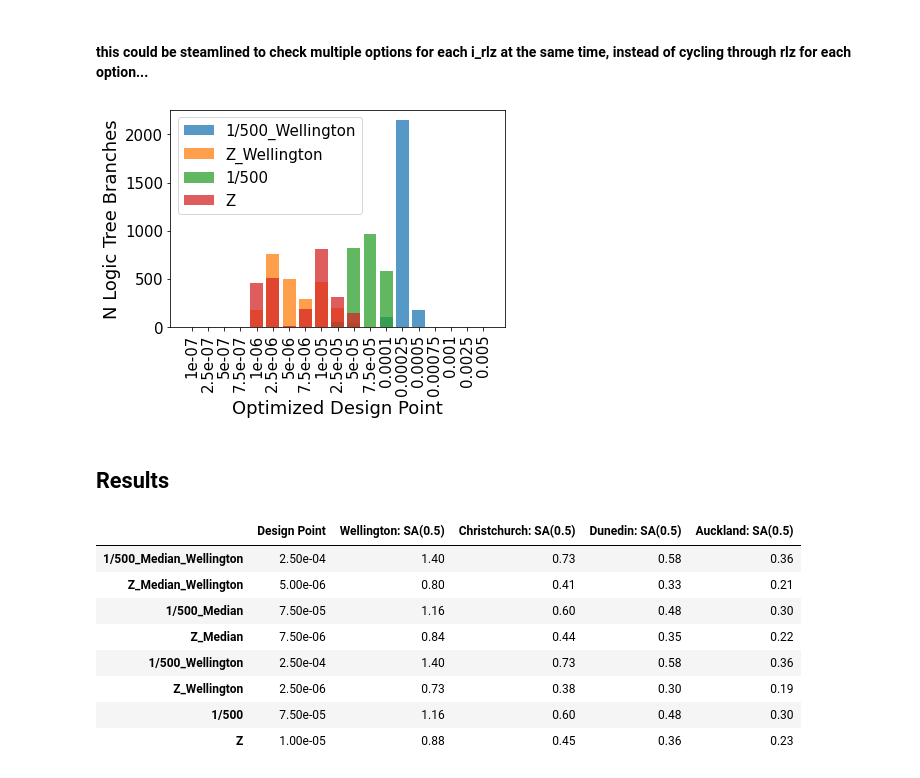
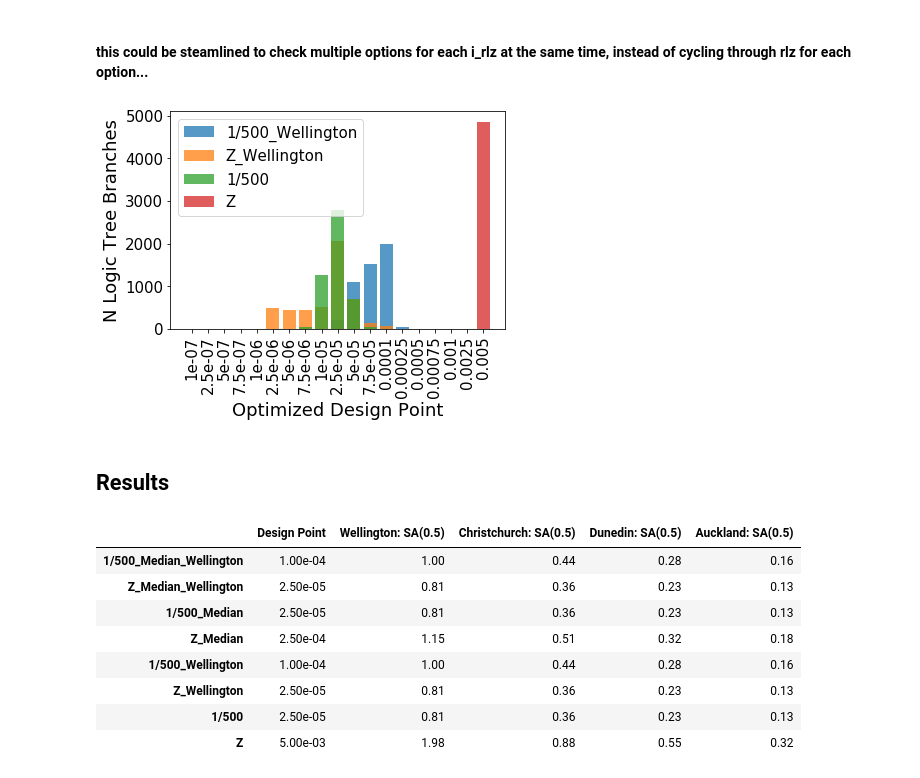
Before and after one commit to GNS-Science/risk-targeted-hazard, a Jupyter notebook: design_point_selection.ipynb, the cells around one changed output. Cells and saved outputs as stored; diff of their text form; code cells hidden in the pictures.

Commit message:
added pickle, and fixed a few bugs

```diff
--- a/design_point_selection.ipynb
+++ b/design_point_selection.ipynb
@@ -20,0 +22,7 @@ hazard_rps = results['hazard_design']['hazard_rps']
+# %%
+# load results dictionary from pickle object
+filename = str(Path(folder,f'design_{oq_id}.pkl'))
+filename = 'data_0pt5.pkl'
+f = open(filename, "rb")
+results = pk.load(f)
+f.close()
@@ -80,7 +95,7 @@ imt_idx = list(imtls.keys()).index(imt)
 rp_idx = hazard_rps.index(target_rp)
 q_idx = quantiles.index(q) + 1  # the first stat is mean and the quantiles follow it.
 
-Z = site_Z_values[site]
+Z = NZS1170pt5.site_Z_values[site]
 R = NZS1170_R_dict[500]
 soil = 'C'
 target_im = Z * R * Ch.loc[period,soil]
@@ -160,14 +177,14 @@ for site in locations:
     site_idx = sites.loc[site,'sids']
     median = fragility_medians_stats[site_idx,imt_idx,rs_idx,q_idx]
 
-    Z = site_Z_values[site]
+    Z = NZS1170pt5.site_Z_values[site]
     target_im = Z * R * Ch.loc[period,soil]
 
     potential_ims = stats.lognorm(beta, scale=median).ppf(discrete_options)
     risk_coeff[site_idx,:] = potential_ims / target_im
 
 risk_coeff = pd.DataFrame(np.transpose(risk_coeff),index=discrete_options,columns=locations)
-risk_coeff.insert(0,'Average',np.average(risk_coeff,axis=1))
+risk_coeff.insert(0,'Average',np.nanmean(risk_coeff,axis=1))
 risk_coeff
 design_point = risk_coeff.index[np.abs(risk_coeff['Average']-1).argmin()]
 risk_coeff.loc[design_point:design_point,:]
@@ -223,7 +242,7 @@ for reference in ['1/500_Wellington','Z_Wellington']:
         median = fragility_medians[site_idx,imt_idx,rs_idx,i_rlz]
 
         if reference == 'Z_Wellington':
-            Z = site_Z_values[site]
+            Z = NZS1170pt5.site_Z_values[site]
             target_im = Z * R * Ch.loc[period,soil]
         else:
             target_im = im_hazard[site_idx,imt_idx,rp_idx,i_rlz,0]
@@ -252,35 +271,35 @@ for reference in ['1/500','Z']:
     for i_rlz in range(n_rlz):
         for site in locations:
             site_idx = sites.loc[site,'sids']
             median = fragility_medians[site_idx,imt_idx,rs_idx,i_rlz]
 
             if reference == 'Z':
-                Z = site_Z_values[site]
+                Z = NZS1170pt5.site_Z_values[site]
                 target_im = Z * R * Ch.loc[period,soil]
             else:
                 target_im = im_hazard[site_idx,imt_idx,rp_idx,i_rlz,0]
 
             potential_ims = stats.lognorm(beta, scale=median).ppf(discrete_options)
             risk_coeff[site_idx,:,i_rlz] = potential_ims / target_im
 
         avg_risk_coeff = np.average(risk_coeff[:,:,i_rlz],axis=0)
         design_points[i_rlz] = discrete_options[np.abs(avg_risk_coeff-1).argmin()]
 
     n,bins = np.histogram(design_points,bins=np.flip(discrete_options),weights=results['metadata']['rlz_weights'])
     x_ticks = range(len(n))
     x_labels = bins[:-1]
     _ = plt.bar(x_ticks,n*n_rlz,label=reference,alpha=0.75)
     _ = plt.xticks(x_ticks,x_labels,rotation=90)
     _ = plt.xlabel('Optimized Design Point')
     _ = plt.ylabel('N Logic Tree Branches')
     _ = plt.legend()
 
     design_point = x_labels[np.argmax(n)]
     risk_assumptions[reference] = {'risk_target':risk_target,
                                         'design_point':design_point,
                                         'beta':beta}
 # %% [output]
-[figure, old version]
+[figure, new version]
 # %% [markdown]
 ## Results
 # %%
@@ -295,11 +314,11 @@ for key in risk_assumptions.keys():
 summary
 # %% [output]
 |  | Design Point | Wellington: SA(0.5) | Christchurch: SA(0.5) | Dunedin: SA(0.5) | Auckland: SA(0.5) |
-| 1/500_Median_Wellington | 2.50e-04 | 1.40 | 0.73 | 0.58 | 0.36 |
-| Z_Median_Wellington | 5.00e-06 | 0.80 | 0.41 | 0.33 | 0.21 |
-| 1/500_Median | 7.50e-05 | 1.16 | 0.60 | 0.48 | 0.30 |
-| Z_Median | 7.50e-06 | 0.84 | 0.44 | 0.35 | 0.22 |
-| 1/500_Wellington | 2.50e-04 | 1.40 | 0.73 | 0.58 | 0.36 |
-| Z_Wellington | 2.50e-06 | 0.73 | 0.38 | 0.30 | 0.19 |
-| 1/500 | 7.50e-05 | 1.16 | 0.60 | 0.48 | 0.30 |
-| Z | 1.00e-05 | 0.88 | 0.45 | 0.36 | 0.23 |
+| 1/500_Median_Wellington | 1.00e-04 | 1.00 | 0.44 | 0.28 | 0.16 |
+| Z_Median_Wellington | 2.50e-05 | 0.81 | 0.36 | 0.23 | 0.13 |
+| 1/500_Median | 2.50e-05 | 0.81 | 0.36 | 0.23 | 0.13 |
+| Z_Median | 2.50e-04 | 1.15 | 0.51 | 0.32 | 0.18 |
+| 1/500_Wellington | 1.00e-04 | 1.00 | 0.44 | 0.28 | 0.16 |
+| Z_Wellington | 2.50e-05 | 0.81 | 0.36 | 0.23 | 0.13 |
+| 1/500 | 2.50e-05 | 0.81 | 0.36 | 0.23 | 0.13 |
+| Z | 5.00e-03 | 1.98 | 0.88 | 0.55 | 0.32 |
```
Also changed, not shown: parts of 8 cells of this notebook.
